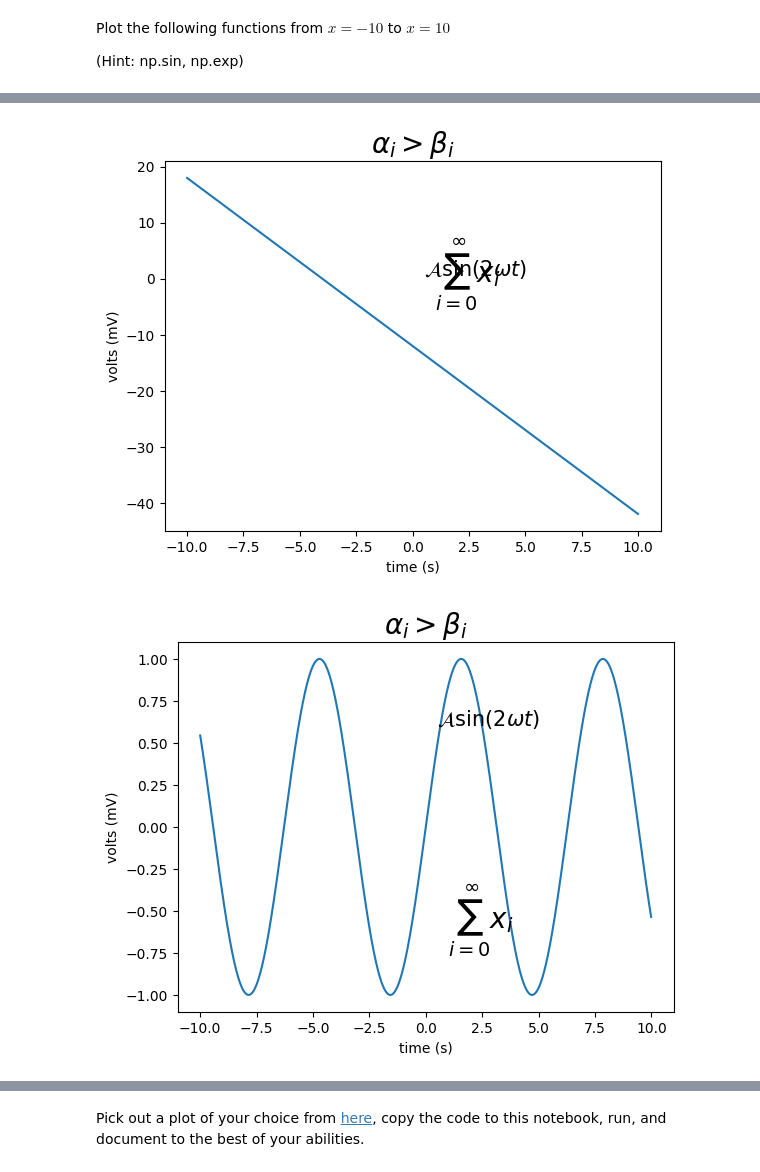
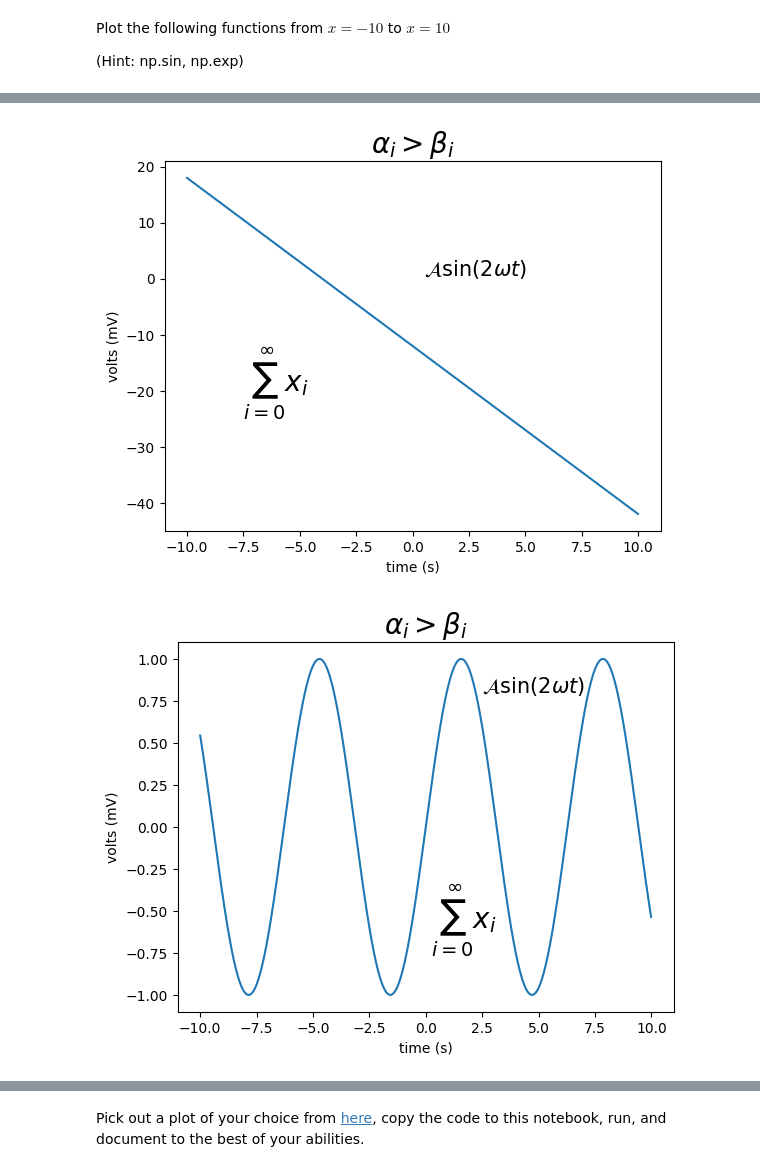
Before and after one commit to spencer-sw/STA-4032-Intro, a Jupyter notebook: Spencer_Werhan_Math_24_Lab_1.ipynb, the cells around one changed output, grey strips where cells are left out. Cells and saved outputs as stored; diff of their text form; code cells hidden in the pictures.

```diff
--- a/Spencer_Werhan_Math_24_Lab_1.ipynb
+++ b/Spencer_Werhan_Math_24_Lab_1.ipynb
@@ -256,28 +427,28 @@ s = -3*t-12
 
 plt.plot(t, s)
 plt.title(r'$\alpha_i > \beta_i$', fontsize=20)
-plt.text(1, -0.6, r'$\sum_{i=0}^\infty x_i$', fontsize=20)
+plt.text(-7.5, -20, r'$\sum_{i=0}^\infty x_i$', fontsize=20)
 plt.text(0.5, 0.6, r'$\mathcal{A}\mathrm{sin}(2 \omega t)$',fontsize=15)
 plt.xlabel('time (s)')
 plt.ylabel('volts (mV)')
 plt.show()
 # %% [output]
-[figure, old version]
+[figure, new version]
 # %%
 import numpy as np
 import matplotlib.pyplot as plt
 t = np.arange(-10, 10, 0.01)
 s = np.sin(t)
 
 plt.plot(t, s)
 plt.title(r'$\alpha_i > \beta_i$', fontsize=20)
-plt.text(1, -0.6, r'$\sum_{i=0}^\infty x_i$', fontsize=20)
-plt.text(0.5, 0.6, r'$\mathcal{A}\mathrm{sin}(2 \omega t)$',fontsize=15)
+plt.text(0.25, -0.6, r'$\sum_{i=0}^\infty x_i$', fontsize=20)
+plt.text(2.5, 0.8, r'$\mathcal{A}\mathrm{sin}(2 \omega t)$',fontsize=15)
 plt.xlabel('time (s)')
 plt.ylabel('volts (mV)')
 plt.show()
 # %% [output]
-[figure, old version]
+[figure, new version]
 # %%
 import numpy as np
 import matplotlib.pyplot as plt
```
Also changed, not shown: parts of 67 cells of this notebook.
